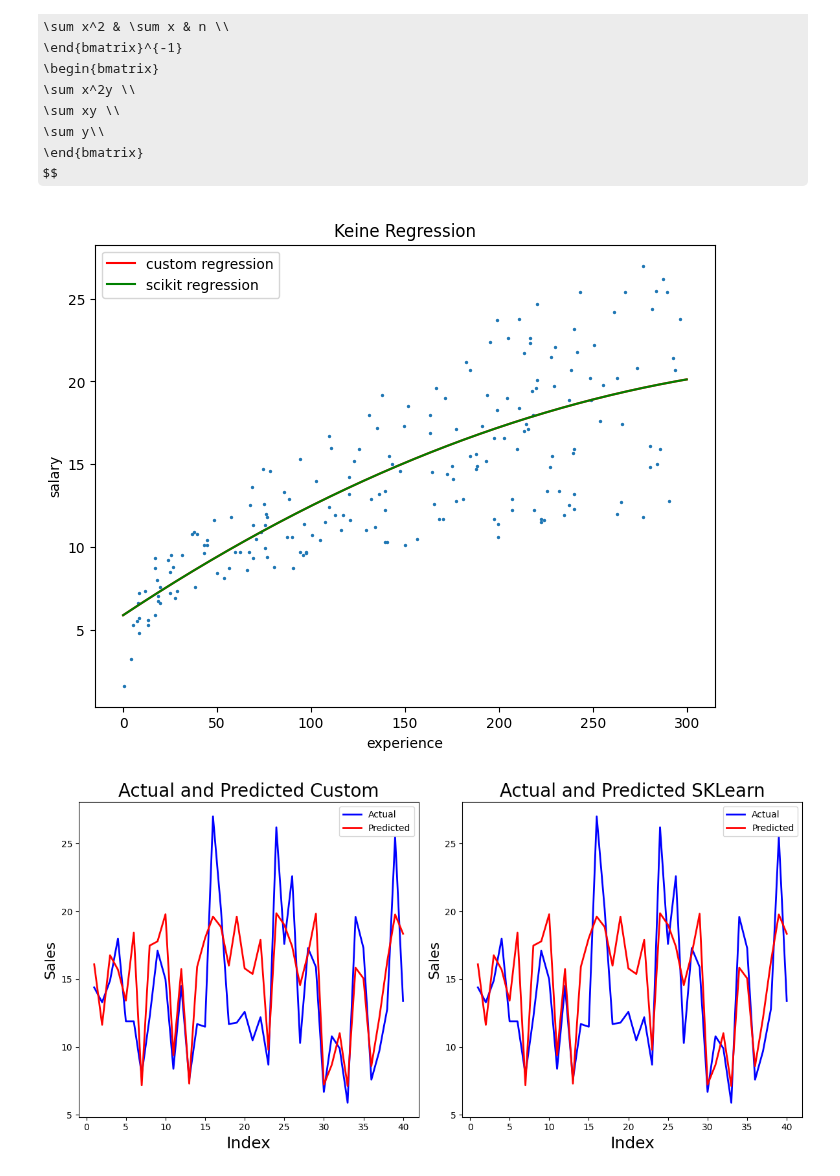
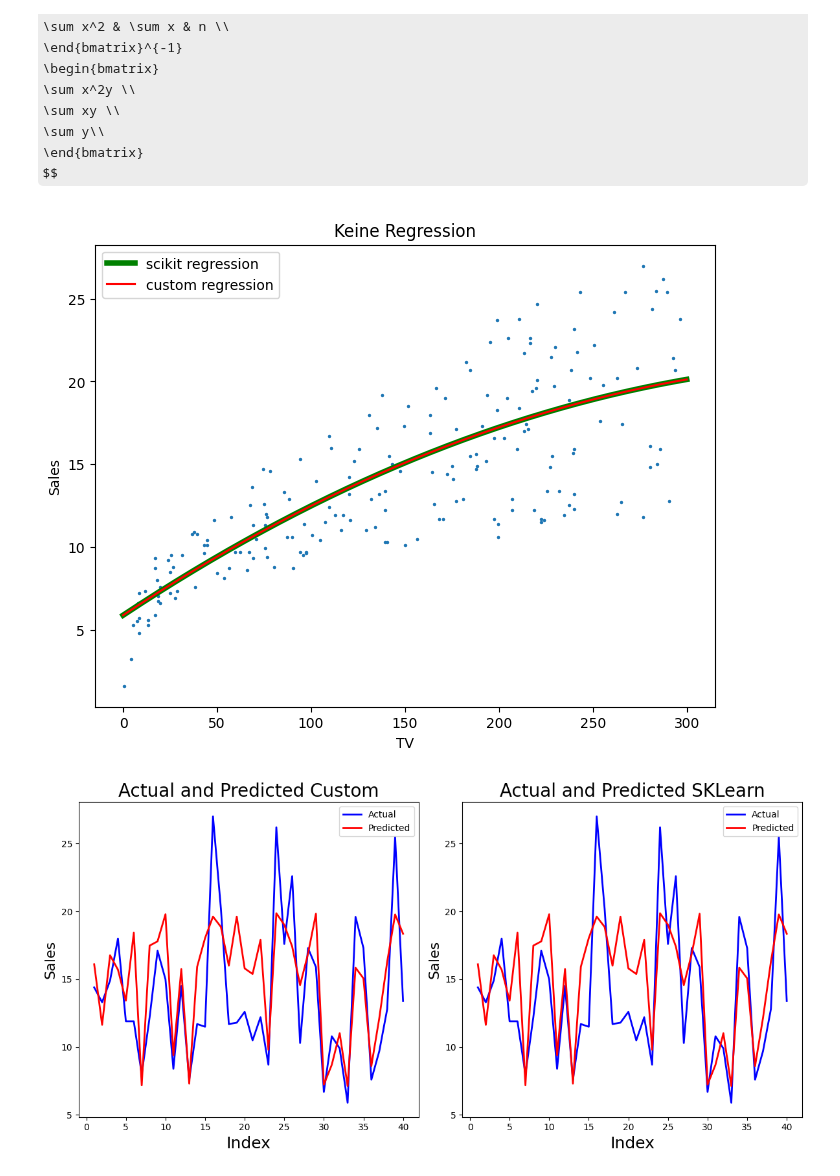
Before and after one commit to adamerikoff/learningDeepMachine, a Jupyter notebook: regression_algorithms/data/polynomial_regression.ipynb, the cells around one changed output. Drawn from its saved outputs; the diff is of its cells as text; code cells hidden in the pictures; some formulas as TeX source.

```diff
--- a/regression_algorithms/data/polynomial_regression.ipynb
+++ b/regression_algorithms/data/polynomial_regression.ipynb
@@ -177,38 +177,38 @@ y_test = y[int(len(x)*0.8):]
 a, b, c = polynomial_regression(x_train,y_train)
 
 # Create a PolynomialFeatures object to transform the features
 poly_features = PolynomialFeatures(degree=2)  # 2nd-degree polynomial
 # Transform the original features into polynomial features
 x_train_poly = poly_features.fit_transform(x_train.reshape(-1, 1))
 # Create and fit a linear regression model
 model = LinearRegression()
 model.fit(x_train_poly, y_train)
 
 # Adjust the figure size
 plt.figure(figsize=(8, 6))  # Width x Height in inches
 
 # Create a line plot
 plt.scatter(x, y, s=2)
 
 # Generate 200 points from 0 to 60
 _x = np.linspace(0, 300, 1000)
 _x_poly = poly_features.transform(_x.reshape(-1, 1))
 sklearn_y_predicted = model.predict(_x_poly)
 
+# Plot sklearn regression
+plt.plot(_x, sklearn_y_predicted, color='green', label='scikit regression', linewidth = 4)
 # Plot custom regression
 plt.plot(_x, polynomial_regression_predict(_x, a, b, c), color='red', label='custom regression')
-# Plot sklearn regression
-plt.plot(_x, sklearn_y_predicted, color='green', label='scikit regression')
 
 # Add labels and a title
-plt.xlabel('experience')
-plt.ylabel('salary')
+plt.xlabel('TV')
+plt.ylabel('Sales')
 plt.title('Keine Regression')
 plt.legend()
 # Show the plot
 plt.show()
 # %% [output]
-[figure, old version]
+[figure, new version]
 # %%
 # Actual vs Predicted Custom
 counter = [i for i in range(1, y_test.shape[0] + 1, 1)]
```
